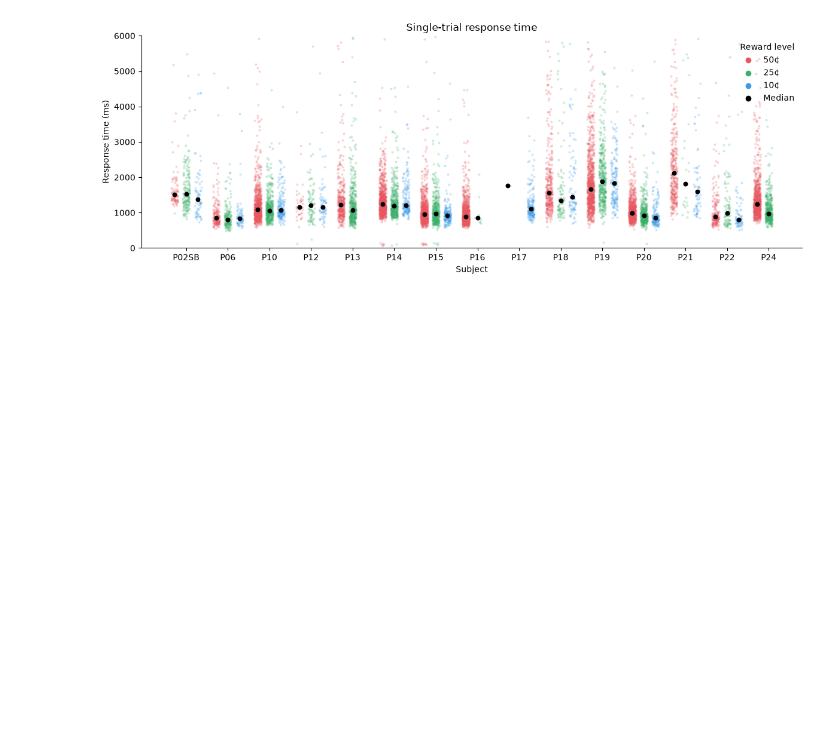
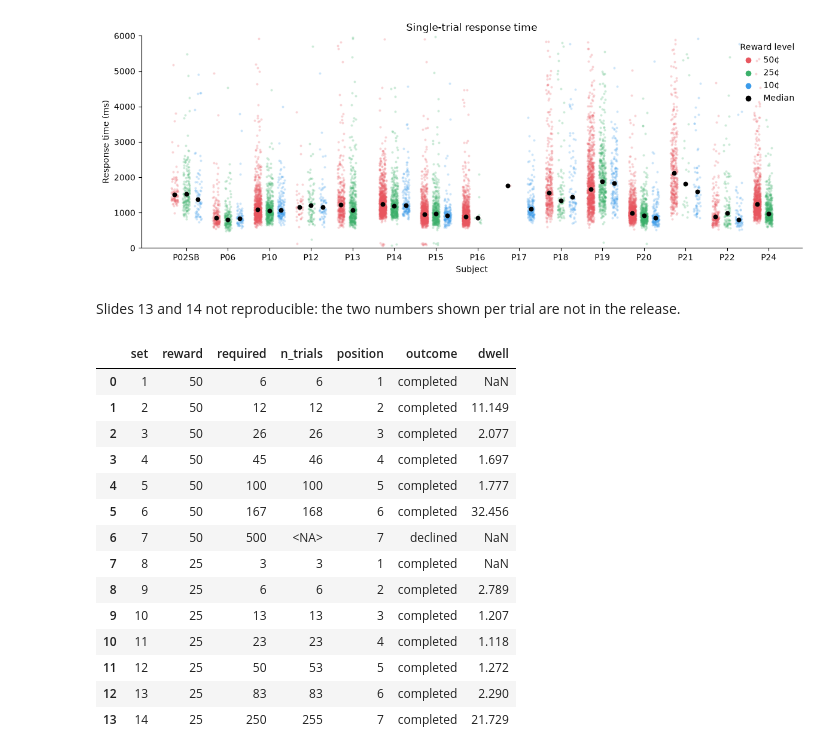
Before and after one commit to bzheng112/progressive_ratio, a Jupyter notebook: notebooks/progressive_ratio.ipynb, the cells around one changed output. Cells and saved outputs as stored; diff of their text form; code cells hidden in the pictures; blank space fills up the shorter version.

```diff
--- a/notebooks/progressive_ratio.ipynb
+++ b/notebooks/progressive_ratio.ipynb
@@ -124,3 +131,56 @@ ax.set_title("Single-trial response time")
 plt.tight_layout()
 # %% [output]
 [figure]
+# %% [markdown]
+Slides 13 and 14 not reproducible: the two numbers shown per trial are not in the release.
+# %%
+def sets(sub):
+    """One row per set a subject was offered: outcome, trials required and done, intro dwell."""
+    ev = events(sub)
+    ev["set_of_trial"] = ev["set_index"].where(ev.trial_type == "trial_start").ffill()
+    ts = ev[ev.trial_type == "trial_start"].dropna(subset=["set_index"])
+    rw = ev[ev.trial_type == "reward"]
+    bp = ev[ev.trial_type == "breakpoint"]
+
+    g = ts.groupby("set_index")
+    tab = pd.DataFrame({
+        "reward":      g["reward_level"].first(),
+        "effort":      g["effort_coeff"].first(),
+        "first_trial": g["onset"].min(),
+        "n_rows":      g.size(),
+        "n_trials":    g["trial_number"].max() - g["trial_number"].min() + 1,
+    })
+    declined = bp[~bp["set_index"].isin(tab.index)].set_index("set_index")
+    declined = declined[["reward_level", "effort_coeff"]].rename(columns={"reward_level": "reward", "effort_coeff": "effort"})
+    tab = pd.concat([tab, declined]).sort_index()
+
+    tab["required"] = (tab["effort"] * tab["reward"].astype(float)).round().astype(int)
+    tab["position"] = (tab.index - 1) % 7 + 1
+    tab["rewarded"] = tab.index.isin(rw["set_of_trial"])
+    tab["quit"] = tab.index.isin(bp["set_index"])
+    tab["outcome"] = np.select([tab["rewarded"], tab["quit"] & tab["n_rows"].isna(), tab["quit"]],
+                               ["completed", "declined", "quit_midset"], default="unmarked")
+    prev_reward = rw.groupby("set_of_trial")["onset"].last()
+    tab["dwell"] = tab["first_trial"] - prev_reward.reindex(tab.index - 1).to_numpy()
+    tab.loc[tab["position"] == 1, "dwell"] = np.nan
+    tab.insert(0, "sub", sub)
+    return tab.rename_axis("set").reset_index()
+# %%
+tab = sets("P13")
+tab[["set", "reward", "required", "n_trials", "position", "outcome", "dwell"]]
+# %% [output]
+|  | set | reward | required | n_trials | position | outcome | dwell |
+| 0 | 1 | 50 | 6 | 6 | 1 | completed | NaN |
+| 1 | 2 | 50 | 12 | 12 | 2 | completed | 11.149 |
+| 2 | 3 | 50 | 26 | 26 | 3 | completed | 2.077 |
+| 3 | 4 | 50 | 45 | 46 | 4 | completed | 1.697 |
+| 4 | 5 | 50 | 100 | 100 | 5 | completed | 1.777 |
+| 5 | 6 | 50 | 167 | 168 | 6 | completed | 32.456 |
+| 6 | 7 | 50 | 500 | <NA> | 7 | declined | NaN |
+| 7 | 8 | 25 | 3 | 3 | 1 | completed | NaN |
+| 8 | 9 | 25 | 6 | 6 | 2 | completed | 2.789 |
+| 9 | 10 | 25 | 13 | 13 | 3 | completed | 1.207 |
+| 10 | 11 | 25 | 23 | 23 | 4 | completed | 1.118 |
+| 11 | 12 | 25 | 50 | 53 | 5 | completed | 1.272 |
+| 12 | 13 | 25 | 83 | 83 | 6 | completed | 2.290 |
+| 13 | 14 | 25 | 250 | 255 | 7 | completed | 21.729 |
```
Also changed, not shown: parts of 17 cells of this notebook, 1 other file.
